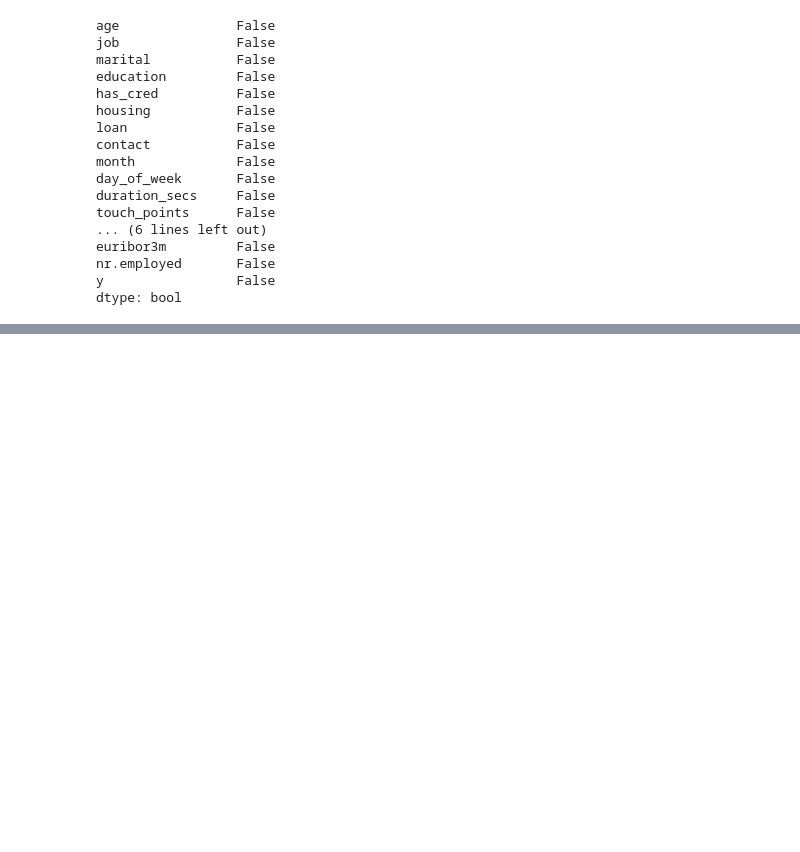
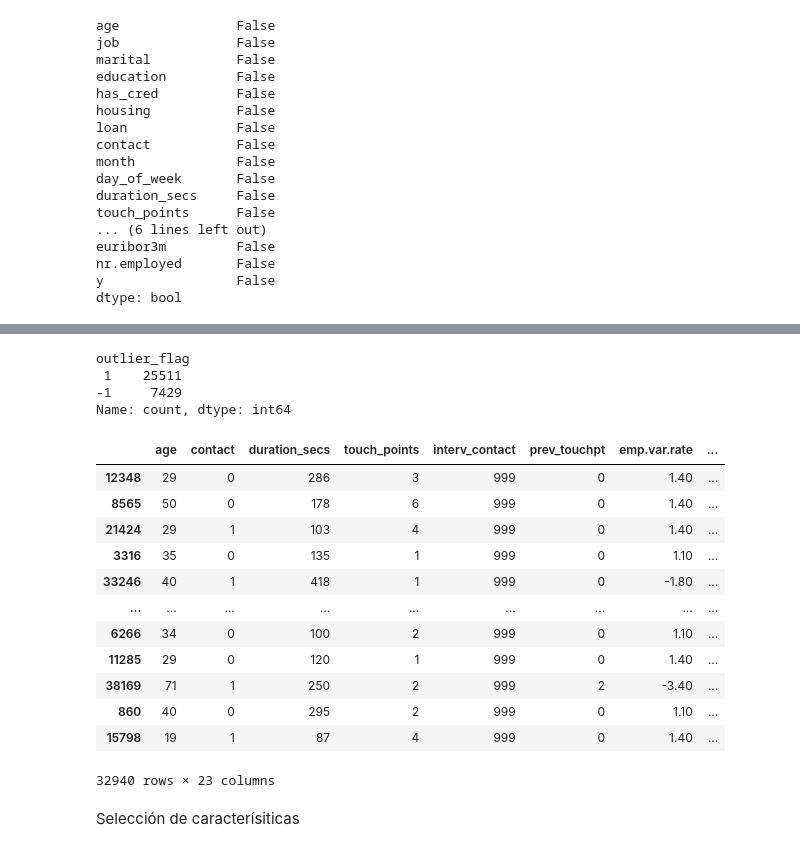
Before and after one commit to 4GeeksAcademy/anagabsr-intro-ml, a Jupyter notebook: src/01-logistic-regression.ipynb, the cells around one changed output, grey strips where cells are left out. Cells and saved outputs as stored; diff of their text form; code cells hidden in the pictures; blank space fills up the shorter version.

```diff
--- a/src/01-logistic-regression.ipynb
+++ b/src/01-logistic-regression.ipynb
@@ -188,0 +586,29 @@ msno.matrix(df)
+# %%
+iso = IsolationForest(random_state=123)
+df_train_outliers = X_train.copy()
+df_train_outliers['outlier_flag'] = iso.fit_predict(X_train)
+# %%
+df_train_outliers['outlier_flag'].value_counts()
+# %% [output]
+outlier_flag
+ 1    25511
+-1     7429
+Name: count, dtype: int64
+# %%
+df_train_outliers
+# %% [output]
+|  | age | contact | duration_secs | touch_points | interv_contact | prev_touchpt | emp.var.rate | ... |
+| 12348 | 29 | 0 | 286 | 3 | 999 | 0 | 1.40 | ... |
+| 8565 | 50 | 0 | 178 | 6 | 999 | 0 | 1.40 | ... |
+| 21424 | 29 | 1 | 103 | 4 | 999 | 0 | 1.40 | ... |
+| 3316 | 35 | 0 | 135 | 1 | 999 | 0 | 1.10 | ... |
+| 33246 | 40 | 1 | 418 | 1 | 999 | 0 | -1.80 | ... |
+| ... | ... | ... | ... | ... | ... | ... | ... | ... |
+| 6266 | 34 | 0 | 100 | 2 | 999 | 0 | 1.10 | ... |
+| 11285 | 29 | 0 | 120 | 1 | 999 | 0 | 1.40 | ... |
+| 38169 | 71 | 1 | 250 | 2 | 999 | 2 | -3.40 | ... |
+| 860 | 40 | 0 | 295 | 2 | 999 | 0 | 1.10 | ... |
+| 15798 | 19 | 1 | 87 | 4 | 999 | 0 | 1.40 | ... |
+32940 rows × 23 columns
+# %% [markdown]
+Selección de caracterísiticas
```
Also changed, not shown: parts of 78 cells of this notebook, 1 other file.
